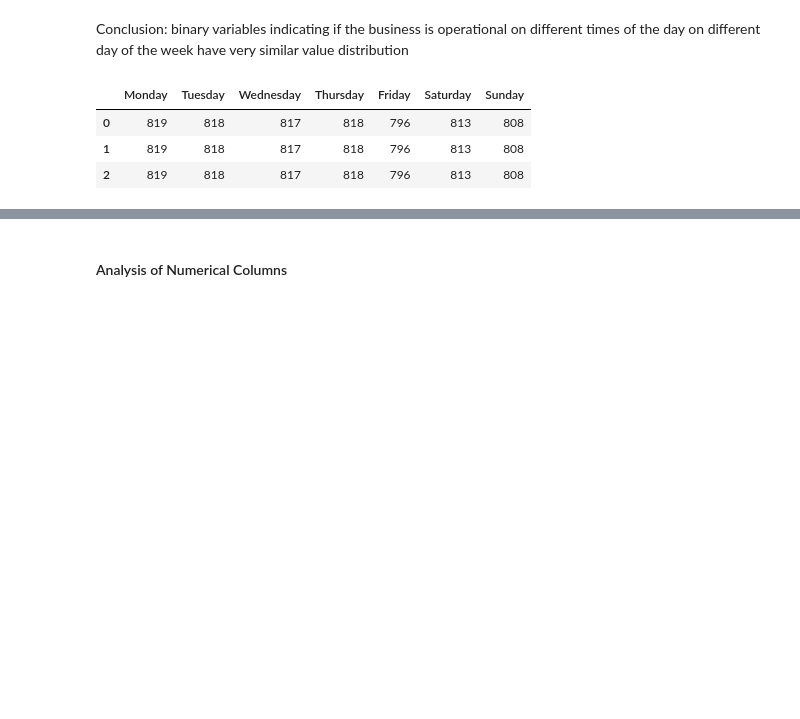
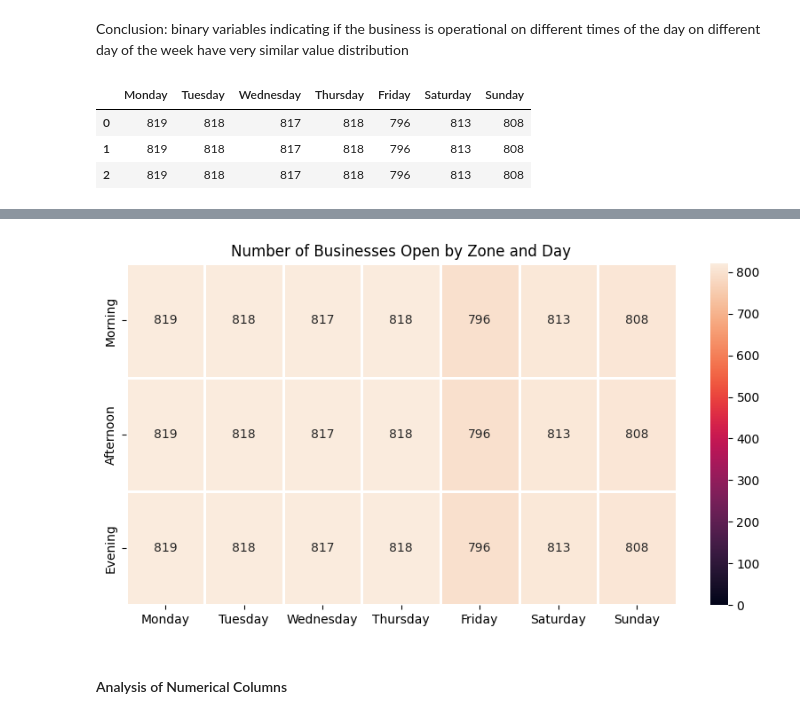
Before and after one commit to kwiatkowskaa/Location_Intelligence_Data_Clustering, a Jupyter notebook: EDA.ipynb, the cells around one changed output, grey strips where cells are left out. Saved outputs shown, nothing was run; the diff lists cells and outputs as text; code cells hidden in the pictures; blank space fills up the shorter version.

Commit message:
heatmap

```diff
--- a/EDA.ipynb
+++ b/EDA.ipynb
@@ -286,6 +286,14 @@ ax.legend(title='Part of Day')
 plt.show()
 # %% [output]
 [figure]
+# %%
+plt.figure(figsize=(10, 5))
+heat_map = sns.heatmap(counts_df, linewidth=1, annot=True, vmin=0, vmax=820, fmt=".0f", yticklabels=zones)
+plt.title("Number of Businesses Open by Zone and Day")
+ax.set_yticklabels(zones)
+plt.show()
+# %% [output]
+[figure, added]
 # %% [markdown]
 #### Analysis of Numerical Columns
 # %%
```
Also changed, not shown: parts of 1 cell of this notebook.
